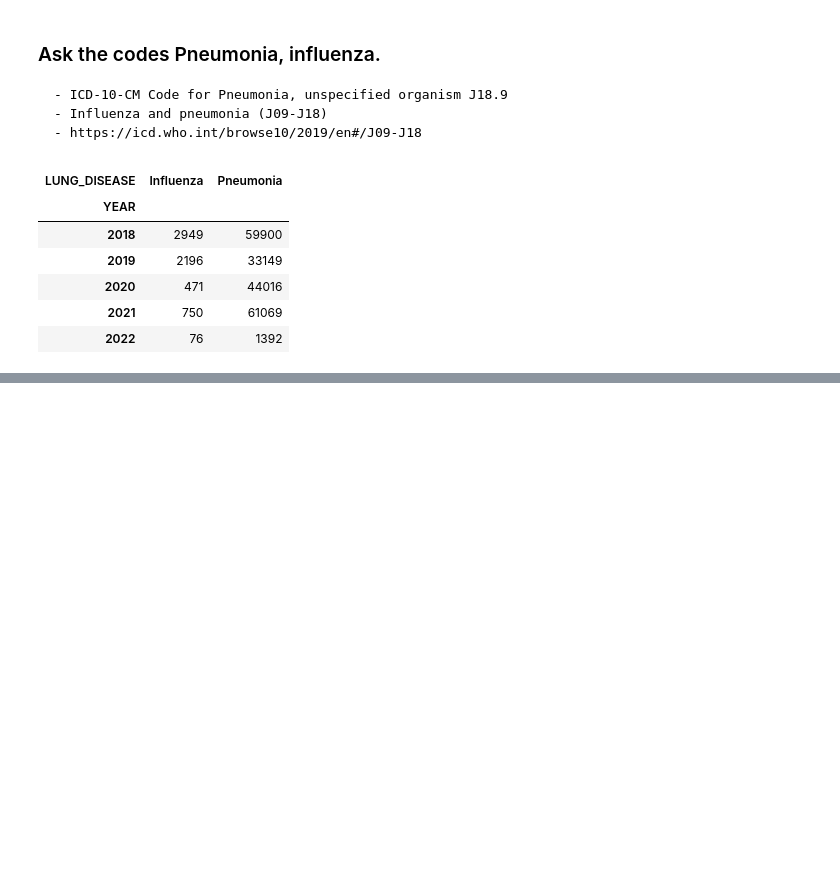
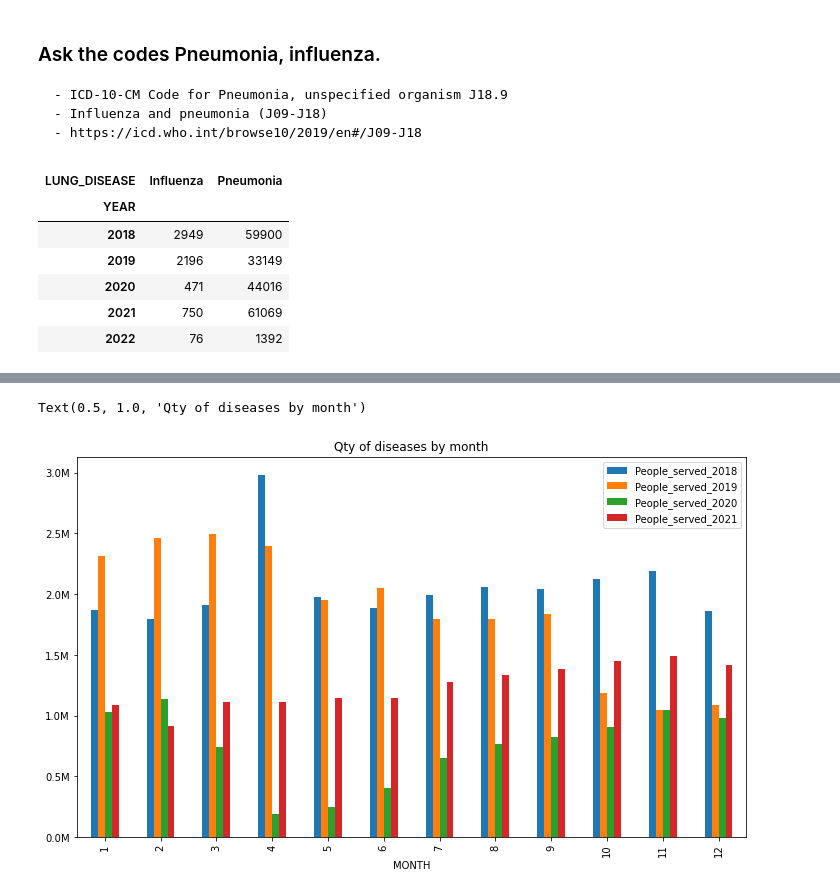
Before and after one commit to johnkbarrera/hospital_demand, a Jupyter notebook: peru_data.ipynb, the cells around one changed output, grey strips where cells are left out. Cells and saved outputs as stored; diff of their text form; code cells hidden in the pictures; blank space fills up the shorter version.

```diff
--- a/peru_data.ipynb
+++ b/peru_data.ipynb
@@ -1762,0 +1763,27 @@ Text(0.5, 1.0, 'Qty of diseases by year')
+# %%
+# data_temp = all_data.groupby(['DATE','SEX']).agg({ 'QTY_PEOPLE_SERVED': "sum"})
+# data_temp = data_temp.reset_index()
+
+date_uniques = all_data['MONTH'].unique()
+
+data_temp_m = all_data[all_data['YEAR']==2018]
+data_temp_m = data_temp_m.groupby(['MONTH']).agg({ 'QTY_PEOPLE_SERVED': "sum"})
+data_temp_m = data_temp_m.rename(columns={'QTY_PEOPLE_SERVED': 'People_served_2018'})
+
+data_temp_f = all_data[all_data['YEAR']==2019]
+data_temp_f = data_temp_f.groupby(['MONTH']).agg({ 'QTY_PEOPLE_SERVED': "sum"})
+data_temp_f = data_temp_f.rename(columns={'QTY_PEOPLE_SERVED': 'People_served_2019'})
+
+data_temp_g = all_data[all_data['YEAR']==2020]
+data_temp_g = data_temp_g.groupby(['MONTH']).agg({ 'QTY_PEOPLE_SERVED': "sum"})
+data_temp_g = data_temp_g.rename(columns={'QTY_PEOPLE_SERVED': 'People_served_2020'})
+
+data_temp_l = all_data[all_data['YEAR']==2021]
+data_temp_l = data_temp_l.groupby(['MONTH']).agg({ 'QTY_PEOPLE_SERVED': "sum"})
+data_temp_l = data_temp_l.rename(columns={'QTY_PEOPLE_SERVED': 'People_served_2021'})
+
+object_df = pd.merge(data_temp_m, data_temp_f, how='inner', on=('MONTH'))
+object_df = pd.merge(object_df, data_temp_g, how='inner', on=('MONTH'))
+object_df = pd.merge(object_df, data_temp_l, how='inner', on=('MONTH'))
+
+object_df.head()
@@ -1762,0 +1798,7 @@ Text(0.5, 1.0, 'Qty of diseases by year')
+# %%
+abc = object_df.plot(kind="bar", stacked=False, figsize=(12,7))
+abc.yaxis.set_major_formatter(millions)
+abc.set_title('Qty of diseases by month')
+# %% [output]
+Text(0.5, 1.0, 'Qty of diseases by month')
+[figure, added]
```
Also changed, not shown: parts of 31 cells of this notebook, 3 other files.
